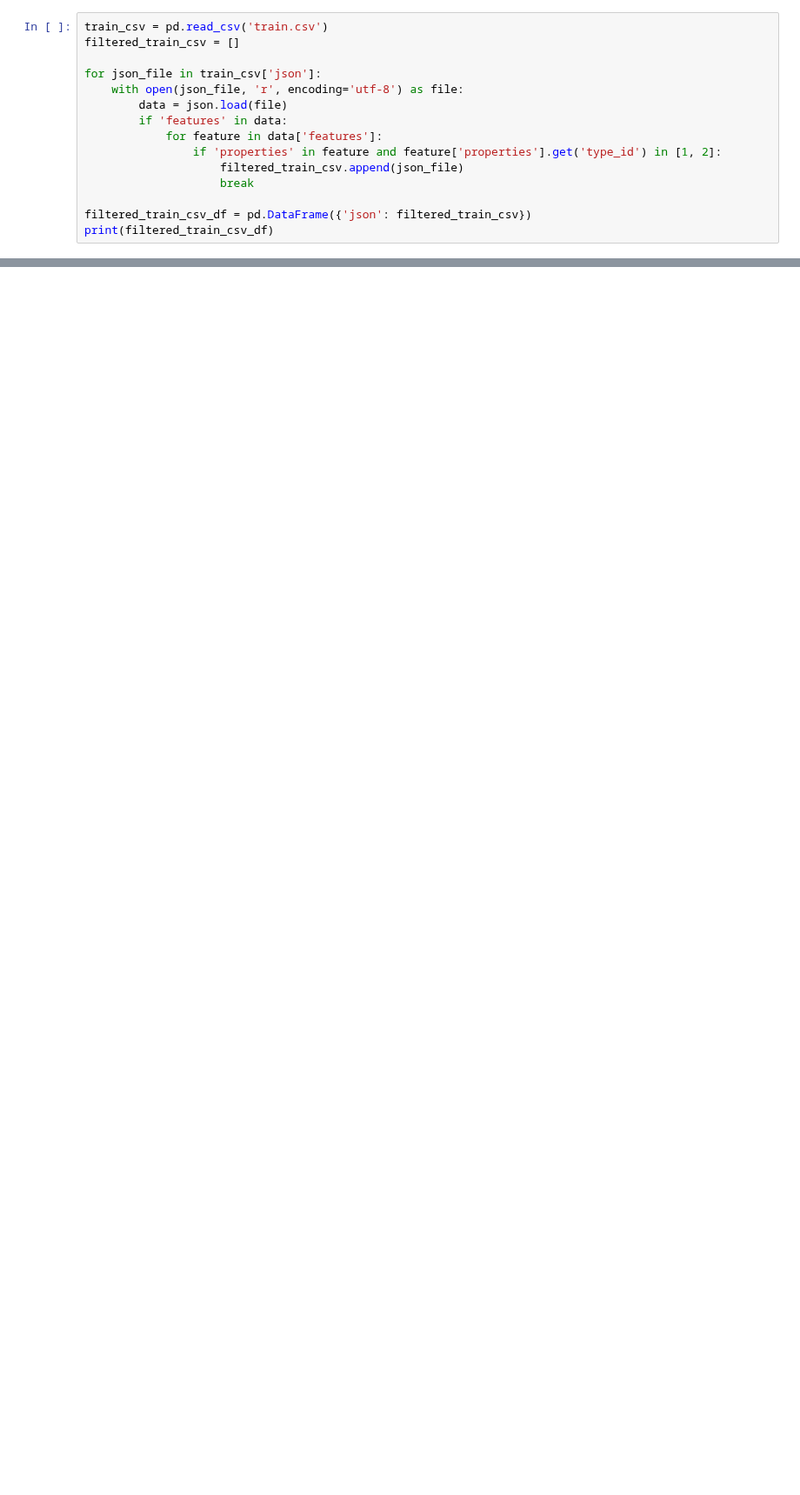
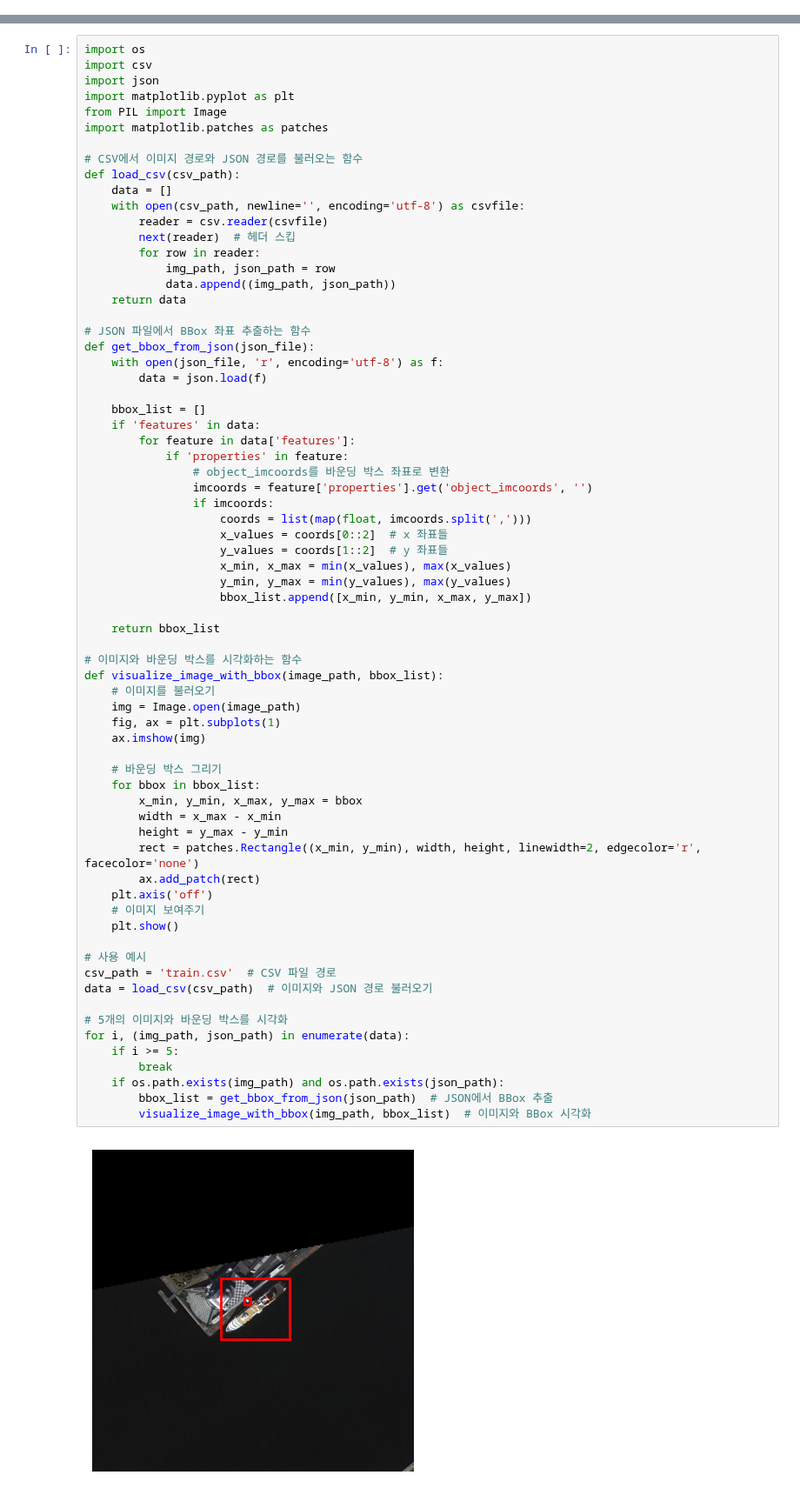
Before and after one commit to wooseungw/SatellieteIMGDetection, a Jupyter notebook: csv_maker.ipynb, the cells around one changed output, grey strips where cells are left out. Shown at 87% size. Saved outputs shown, nothing was run; the diff lists cells and outputs as text; blank space fills up the shorter version.

```diff
--- a/csv_maker.ipynb
+++ b/csv_maker.ipynb
@@ -125,15 +0,0 @@ Center: (260.88, 991.14), Width: 21.3, Height: 19.3
-# %%
-train_csv = pd.read_csv('train.csv')
-filtered_train_csv = []
-
-for json_file in train_csv['json']:
-    with open(json_file, 'r', encoding='utf-8') as file:
-        data = json.load(file)
-        if 'features' in data:
-            for feature in data['features']:
-                if 'properties' in feature and feature['properties'].get('type_id') in [1, 2]:
-                    filtered_train_csv.append(json_file)
-                    break
-
-filtered_train_csv_df = pd.DataFrame({'json': filtered_train_csv})
-print(filtered_train_csv_df)
@@ -139,0 +238,71 @@ print(filtered_train_csv_df)
+# %%
+import os
+import csv
+import json
+import matplotlib.pyplot as plt
+from PIL import Image
+import matplotlib.patches as patches
+
+# CSV에서 이미지 경로와 JSON 경로를 불러오는 함수
+def load_csv(csv_path):
+    data = []
+    with open(csv_path, newline='', encoding='utf-8') as csvfile:
+        reader = csv.reader(csvfile)
+        next(reader)  # 헤더 스킵
+        for row in reader:
+            img_path, json_path = row
+            data.append((img_path, json_path))
+    return data
+
+# JSON 파일에서 BBox 좌표 추출하는 함수
+def get_bbox_from_json(json_file):
+    with open(json_file, 'r', encoding='utf-8') as f:
+        data = json.load(f)
+
+    bbox_list = []
+    if 'features' in data:
+        for feature in data['features']:
+            if 'properties' in feature:
+                # object_imcoords를 바운딩 박스 좌표로 변환
+                imcoords = feature['properties'].get('object_imcoords', '')
+                if imcoords:
+                    coords = list(map(float, imcoords.split(',')))
+                    x_values = coords[0::2]  # x 좌표들
+                    y_values = coords[1::2]  # y 좌표들
+                    x_min, x_max = min(x_values), max(x_values)
+                    y_min, y_max = min(y_values), max(y_values)
+                    bbox_list.append([x_min, y_min, x_max, y_max])
+
+    return bbox_list
+
+# 이미지와 바운딩 박스를 시각화하는 함수
+def visualize_image_with_bbox(image_path, bbox_list):
+    # 이미지를 불러오기
+    img = Image.open(image_path)
+    fig, ax = plt.subplots(1)
+    ax.imshow(img)
+
+    # 바운딩 박스 그리기
+    for bbox in bbox_list:
+        x_min, y_min, x_max, y_max = bbox
+        width = x_max - x_min
+        height = y_max - y_min
+        rect = patches.Rectangle((x_min, y_min), width, height, linewidth=2, edgecolor='r', facecolor='none')
+        ax.add_patch(rect)
+    plt.axis('off')
+    # 이미지 보여주기
+    plt.show()
+
+# 사용 예시
+csv_path = 'train.csv'  # CSV 파일 경로
+data = load_csv(csv_path)  # 이미지와 JSON 경로 불러오기
+
+# 5개의 이미지와 바운딩 박스를 시각화
+for i, (img_path, json_path) in enumerate(data):
+    if i >= 5:
+        break
+    if os.path.exists(img_path) and os.path.exists(json_path):
+        bbox_list = get_bbox_from_json(json_path)  # JSON에서 BBox 추출
+        visualize_image_with_bbox(img_path, bbox_list)  # 이미지와 BBox 시각화
+# %% [output]
+[figure, added]
```
Also changed, not shown: parts of 19 cells of this notebook, 3 other files.
